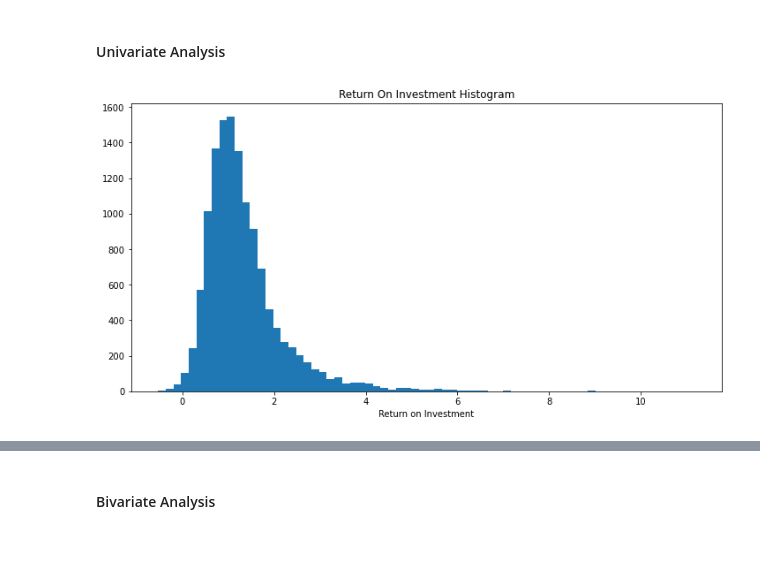
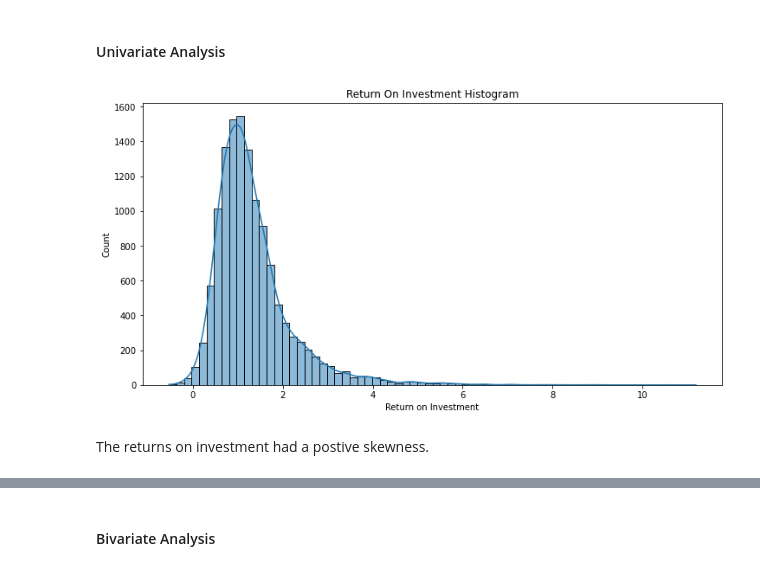
Before and after one commit to Kelvin-Rotich824/Phase_4_Project_Time_Series_Analysis, a Jupyter notebook: Phase 4 Project Notebook.ipynb, the cells around one changed output, grey strips where cells are left out. Drawn from its saved outputs; the diff is of its cells as text; code cells hidden in the pictures; blank space fills up the shorter version.

```diff
--- a/Phase 4 Project Notebook.ipynb
+++ b/Phase 4 Project Notebook.ipynb
@@ -402,12 +400,14 @@ data2['RegionName'] = data2['RegionName'].astype('str')
 # %%
 # A histogram of Returns on Investment
 plt.figure(figsize=(12,6))
-plt.hist(data2['Return On Investment'], bins=70)
+sns.histplot(data2['Return On Investment'], bins=70, kde=True)
 plt.title('Return On Investment Histogram')
 plt.xlabel('Return on Investment')
 plt.show()
 # %% [output]
-[figure, old version]
+[figure, new version]
+# %% [markdown]
+The returns on investment had a postive skewness.
 # %%
 # Countplot for the number of houses by state
 plt.figure(figsize=(12,6))
```
Also changed, not shown: parts of 23 cells of this notebook.
